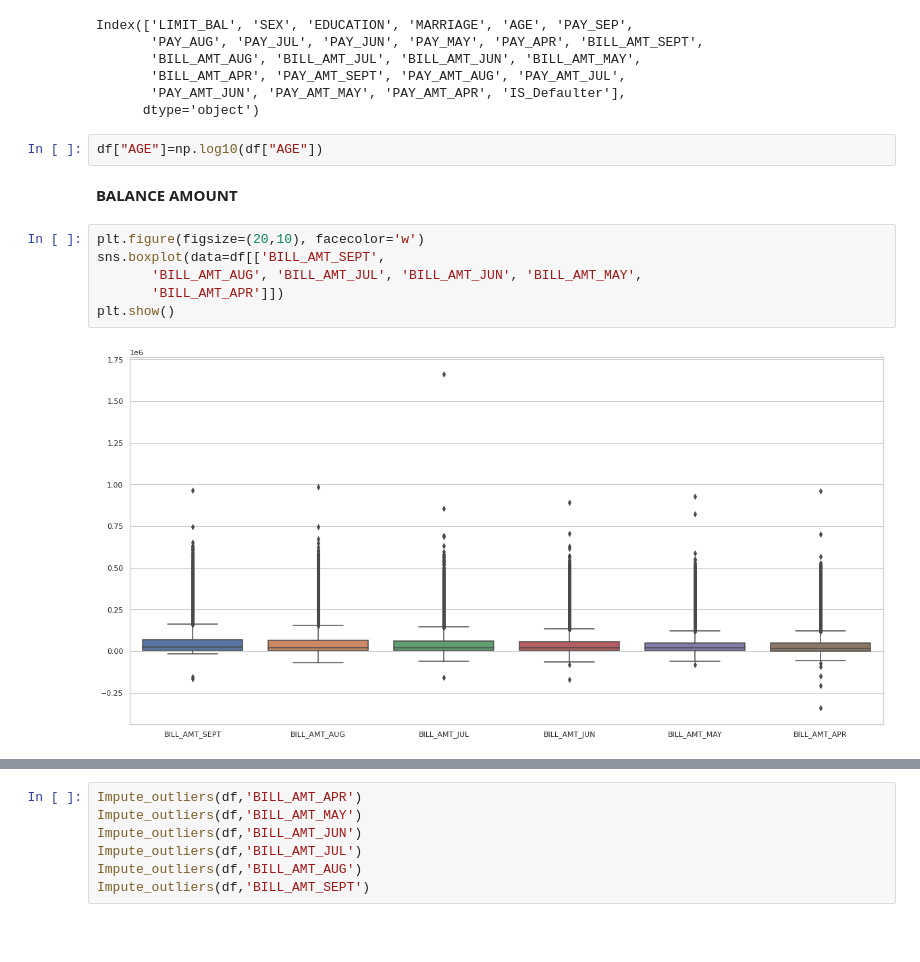
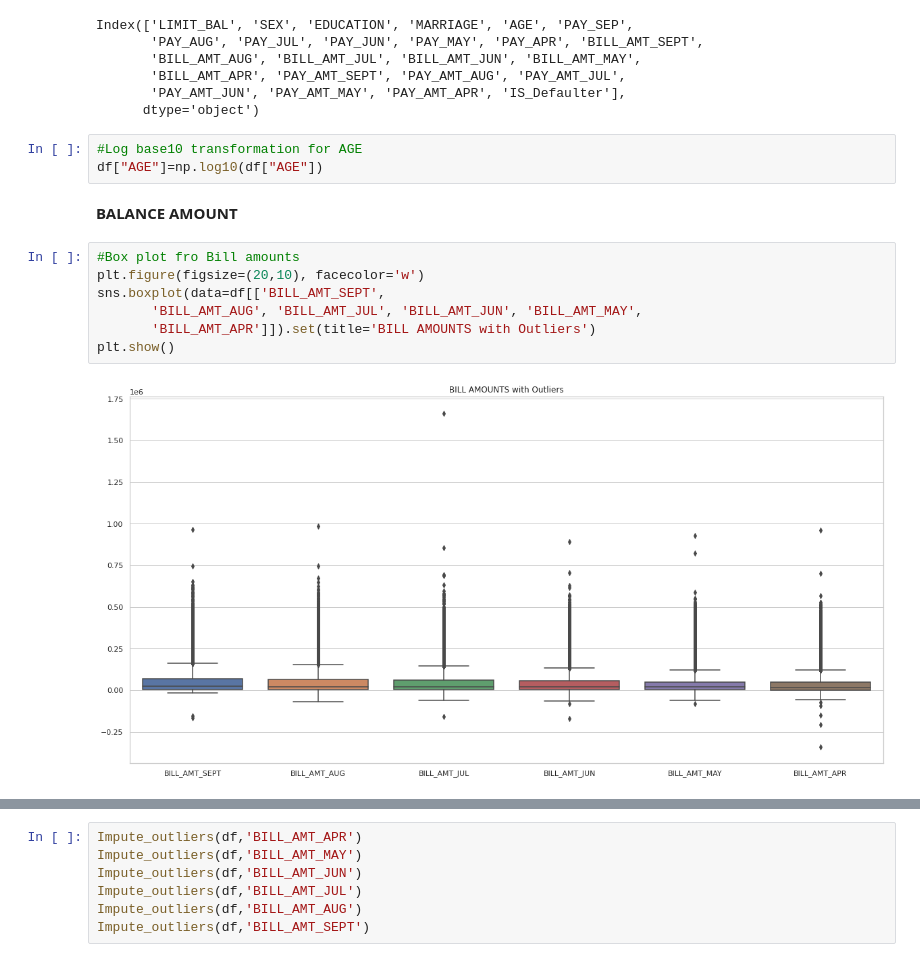
Before and after one commit to DeepakKumarSingh003/Credit_card_Defaulters., a Jupyter notebook: Credit_Card_Default_Prediction_Capstone_Project.ipynb, the cells around one changed output, grey strips where cells are left out. Saved outputs shown, nothing was run; the diff lists cells and outputs as text; blank space fills up the shorter version.

```diff
--- a/Credit_Card_Default_Prediction_Capstone_Project.ipynb
+++ b/Credit_Card_Default_Prediction_Capstone_Project.ipynb
@@ -361,16 +364,18 @@ Index(['LIMIT_BAL', 'SEX', 'EDUCATION', 'MARRIAGE', 'AGE', 'PAY_SEP',
        'PAY_AMT_JUN', 'PAY_AMT_MAY', 'PAY_AMT_APR', 'IS_Defaulter'],
       dtype='object')
 # %%
+#Log base10 transformation for AGE
 df["AGE"]=np.log10(df["AGE"])
 # %% [markdown]
 **BALANCE AMOUNT**
 # %%
+#Box plot fro Bill amounts
 plt.figure(figsize=(20,10), facecolor='w')
 sns.boxplot(data=df[['BILL_AMT_SEPT',
        'BILL_AMT_AUG', 'BILL_AMT_JUL', 'BILL_AMT_JUN', 'BILL_AMT_MAY',
-       'BILL_AMT_APR']])
+       'BILL_AMT_APR']]).set(title='BILL AMOUNTS with Outliers')
 plt.show()
 # %% [output]
-[figure, old version]
+[figure, new version]
 # %%
 out_iqr(df,'BILL_AMT_APR')
```
Also changed, not shown: parts of 34 cells of this notebook.
